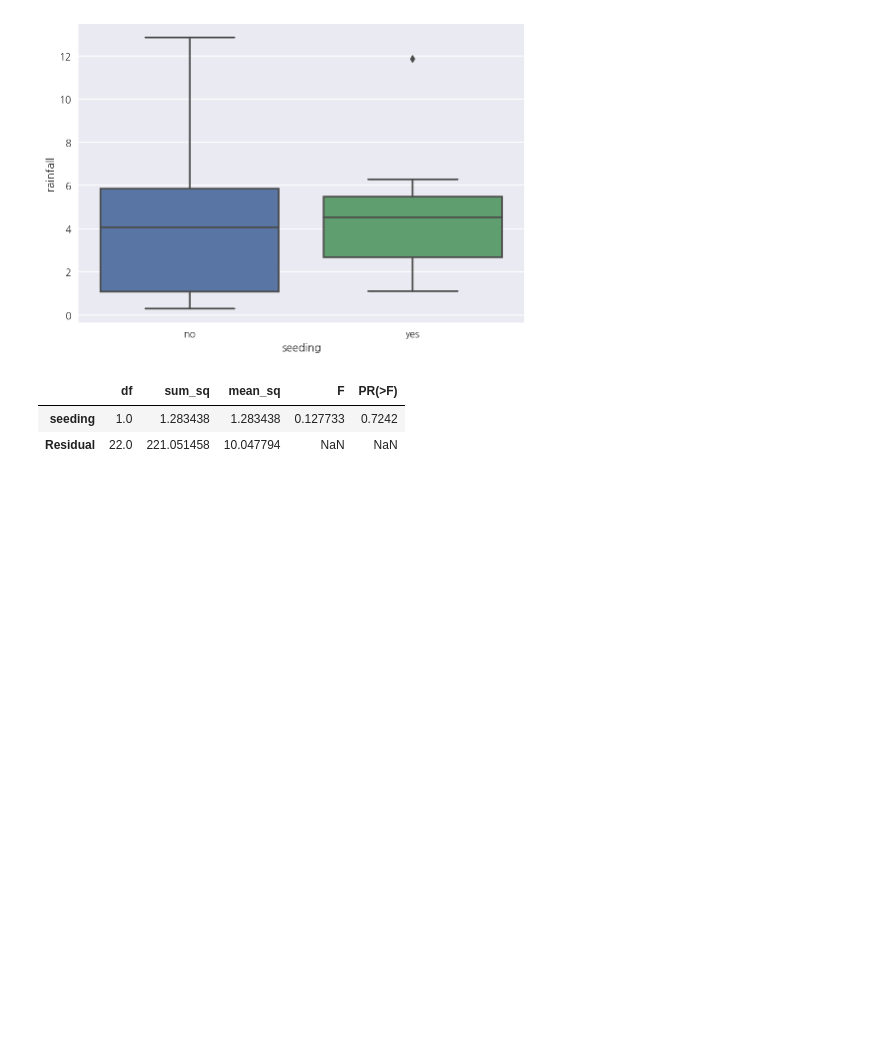
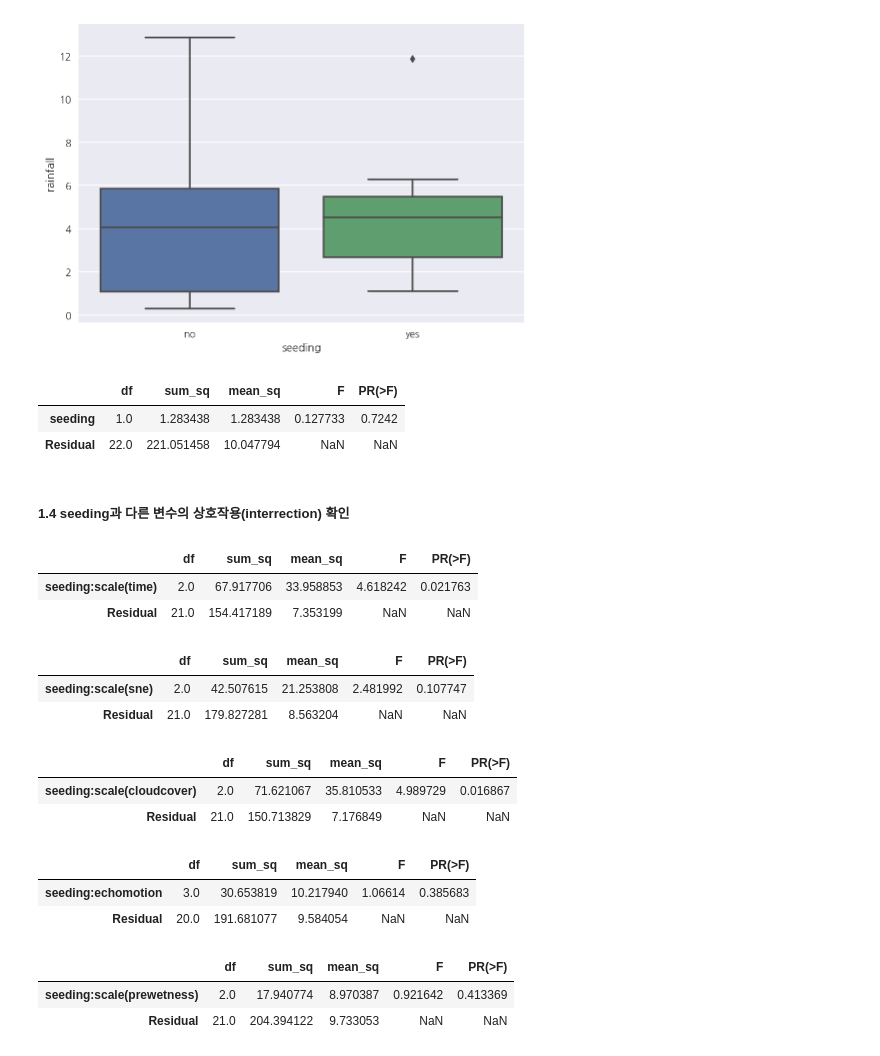
Before and after one commit to whguswls58/TIL, a Jupyter notebook: math/200523_mathclass.ipynb, the cells around one changed output. Drawn from its saved outputs; the diff is of its cells as text; code cells hidden in the pictures; blank space fills up the shorter version.

```diff
--- a/math/200523_mathclass.ipynb
+++ b/math/200523_mathclass.ipynb
@@ -65,3 +65,50 @@ sm.stats.anova_lm(result)
 |  | df | sum_sq | mean_sq | F | PR(>F) |
 | seeding | 1.0 | 1.283438 | 1.283438 | 0.127733 | 0.7242 |
 | Residual | 22.0 | 221.051458 | 10.047794 | NaN | NaN |
+# %% [markdown]
+##### 1.4 seeding과 다른 변수의 상호작용(interrection) 확인
+# %%
+# seeding - time 상호작용
+model = sm.OLS.from_formula("rainfall ~ seeding : scale(time)", data=df)
+result = model.fit()
+sm.stats.anova_lm(result)
+# %% [output]
+|  | df | sum_sq | mean_sq | F | PR(>F) |
+| seeding:scale(time) | 2.0 | 67.917706 | 33.958853 | 4.618242 | 0.021763 |
+| Residual | 21.0 | 154.417189 | 7.353199 | NaN | NaN |
+# %%
+# seeding - sne 상호작용
+model = sm.OLS.from_formula("rainfall ~ seeding : scale(sne)", data=df)
+result = model.fit()
+sm.stats.anova_lm(result)
+# %% [output]
+|  | df | sum_sq | mean_sq | F | PR(>F) |
+| seeding:scale(sne) | 2.0 | 42.507615 | 21.253808 | 2.481992 | 0.107747 |
+| Residual | 21.0 | 179.827281 | 8.563204 | NaN | NaN |
+# %%
+# seeding - cloudcover 상호작용
+model = sm.OLS.from_formula("rainfall ~ seeding : scale(cloudcover)", data=df)
+result = model.fit()
+sm.stats.anova_lm(result)
+# %% [output]
+|  | df | sum_sq | mean_sq | F | PR(>F) |
+| seeding:scale(cloudcover) | 2.0 | 71.621067 | 35.810533 | 4.989729 | 0.016867 |
+| Residual | 21.0 | 150.713829 | 7.176849 | NaN | NaN |
+# %%
+# seeding - echomotion 상호작용
+model = sm.OLS.from_formula("rainfall ~ seeding : echomotion", data=df)
+result = model.fit()
+sm.stats.anova_lm(result)
+# %% [output]
+|  | df | sum_sq | mean_sq | F | PR(>F) |
+| seeding:echomotion | 3.0 | 30.653819 | 10.217940 | 1.06614 | 0.385683 |
+| Residual | 20.0 | 191.681077 | 9.584054 | NaN | NaN |
+# %%
+# seeding - prewetness 상호작용
+model = sm.OLS.from_formula("rainfall ~ seeding : scale(prewetness)", data=df)
+result = model.fit()
+sm.stats.anova_lm(result)
+# %% [output]
+|  | df | sum_sq | mean_sq | F | PR(>F) |
+| seeding:scale(prewetness) | 2.0 | 17.940774 | 8.970387 | 0.921642 | 0.413369 |
+| Residual | 21.0 | 204.394122 | 9.733053 | NaN | NaN |
```
